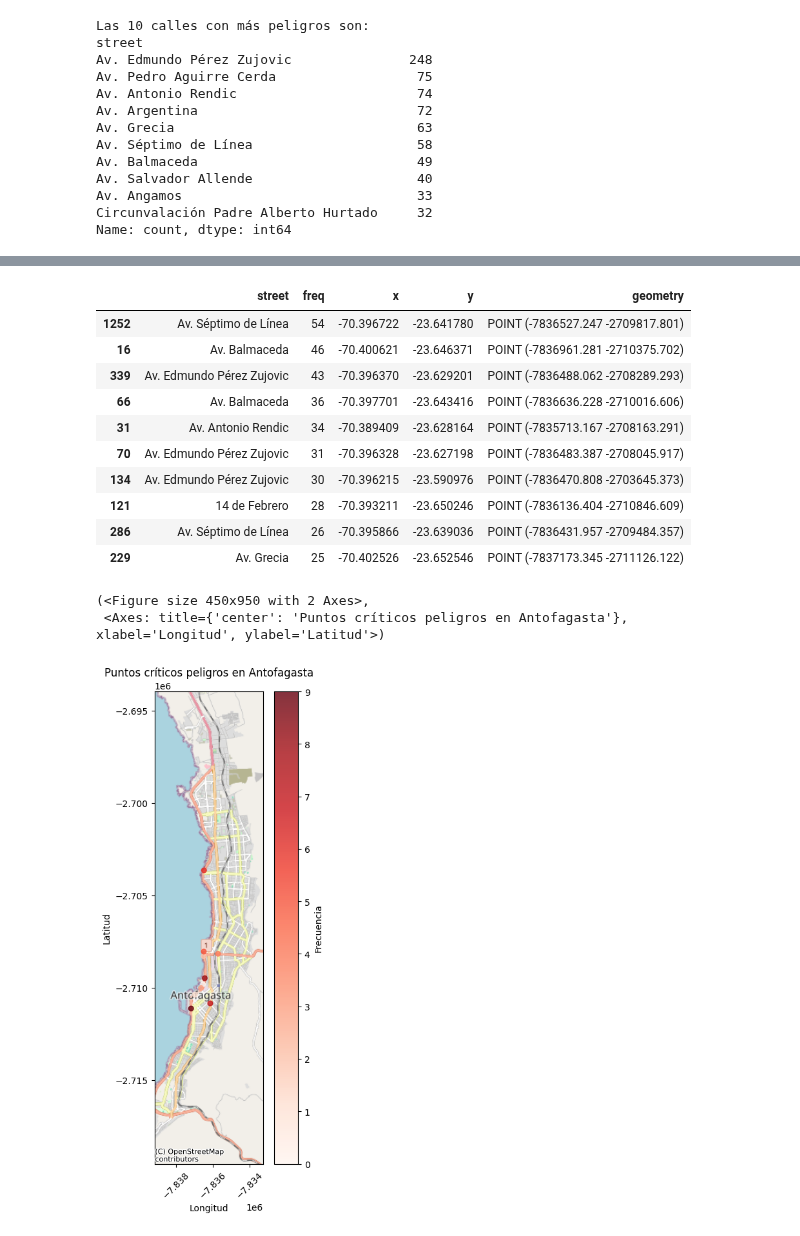
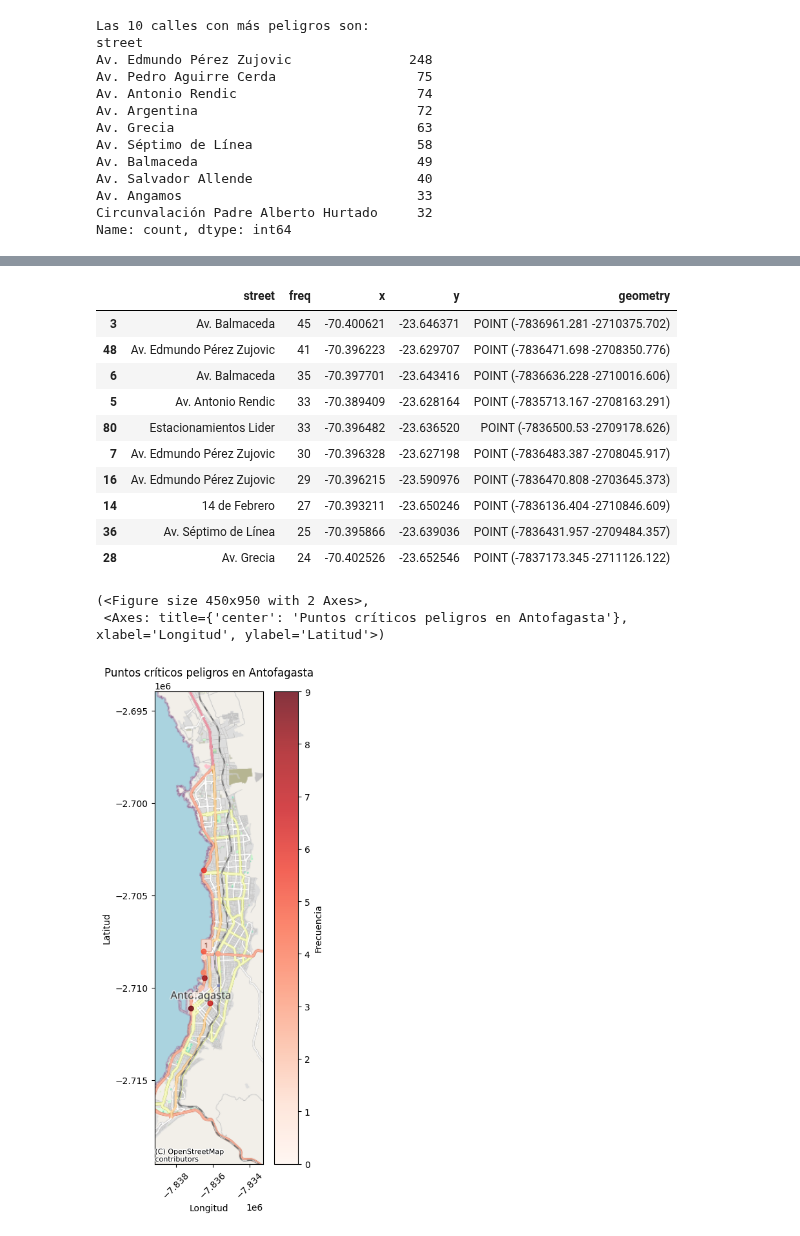
Before and after one commit to richardhapb/antof-traffic-client, a Jupyter notebook: descriptivo.ipynb, the cells around one changed output, grey strips where cells are left out. Cells and saved outputs as stored; diff of their text form; code cells hidden in the pictures.

```diff
--- a/descriptivo.ipynb
+++ b/descriptivo.ipynb
@@ -166,2 +194,2 @@ Las 10 coordenadas con más atascos son:
 # %%
-hazards['freq'] = utils.freq_nearby(hazards)
+utils.freq_nearby(hazards)
@@ -168,27 +210,27 @@ hazards['freq'] = utils.freq_nearby(hazards)
 # %%
-hazards = hazards[utils.filter_nearby(hazards)]
+hazards = utils.filter_nearby(hazards)
 
 top10 = hazards[['street', 'freq', 'x', 'y', 'geometry']].sort_values('freq', ascending=False).head(10)
 hazards10 = top10.copy()
 top10
 # %% [output]
 |  | street | freq | x | y | geometry |
-| 1252 | Av. Séptimo de Línea | 54 | -70.396722 | -23.641780 | POINT (-7836527.247 -2709817.801) |
-| 16 | Av. Balmaceda | 46 | -70.400621 | -23.646371 | POINT (-7836961.281 -2710375.702) |
-| 339 | Av. Edmundo Pérez Zujovic | 43 | -70.396370 | -23.629201 | POINT (-7836488.062 -2708289.293) |
-| 66 | Av. Balmaceda | 36 | -70.397701 | -23.643416 | POINT (-7836636.228 -2710016.606) |
-| 31 | Av. Antonio Rendic | 34 | -70.389409 | -23.628164 | POINT (-7835713.167 -2708163.291) |
-| 70 | Av. Edmundo Pérez Zujovic | 31 | -70.396328 | -23.627198 | POINT (-7836483.387 -2708045.917) |
-| 134 | Av. Edmundo Pérez Zujovic | 30 | -70.396215 | -23.590976 | POINT (-7836470.808 -2703645.373) |
-| 121 | 14 de Febrero | 28 | -70.393211 | -23.650246 | POINT (-7836136.404 -2710846.609) |
-| 286 | Av. Séptimo de Línea | 26 | -70.395866 | -23.639036 | POINT (-7836431.957 -2709484.357) |
-| 229 | Av. Grecia | 25 | -70.402526 | -23.652546 | POINT (-7837173.345 -2711126.122) |
+| 3 | Av. Balmaceda | 45 | -70.400621 | -23.646371 | POINT (-7836961.281 -2710375.702) |
+| 48 | Av. Edmundo Pérez Zujovic | 41 | -70.396223 | -23.629707 | POINT (-7836471.698 -2708350.776) |
+| 6 | Av. Balmaceda | 35 | -70.397701 | -23.643416 | POINT (-7836636.228 -2710016.606) |
+| 5 | Av. Antonio Rendic | 33 | -70.389409 | -23.628164 | POINT (-7835713.167 -2708163.291) |
+| 80 | Estacionamientos Lider | 33 | -70.396482 | -23.636520 | POINT (-7836500.53 -2709178.626) |
+| 7 | Av. Edmundo Pérez Zujovic | 30 | -70.396328 | -23.627198 | POINT (-7836483.387 -2708045.917) |
+| 16 | Av. Edmundo Pérez Zujovic | 29 | -70.396215 | -23.590976 | POINT (-7836470.808 -2703645.373) |
+| 14 | 14 de Febrero | 27 | -70.393211 | -23.650246 | POINT (-7836136.404 -2710846.609) |
+| 36 | Av. Séptimo de Línea | 25 | -70.395866 | -23.639036 | POINT (-7836431.957 -2709484.357) |
+| 28 | Av. Grecia | 24 | -70.402526 | -23.652546 | POINT (-7837173.345 -2711126.122) |
 # %%
 utils.plot_map(hazards10, 'Puntos críticos peligros en Antofagasta', markersize=MARKERSIZE, cmap='Reds')
 # %% [output]
 (<Figure size 450x950 with 2 Axes>,
  <Axes: title={'center': 'Puntos críticos peligros en Antofagasta'}, xlabel='Longitud', ylabel='Latitud'>)
-[figure, old version]
+[figure, new version]
 # %%
 print('Las 10 coordenadas con más peligros son:')
 for _, row in top10.iterrows():
```
Also changed, not shown: parts of 10 cells of this notebook, 4 other files.
